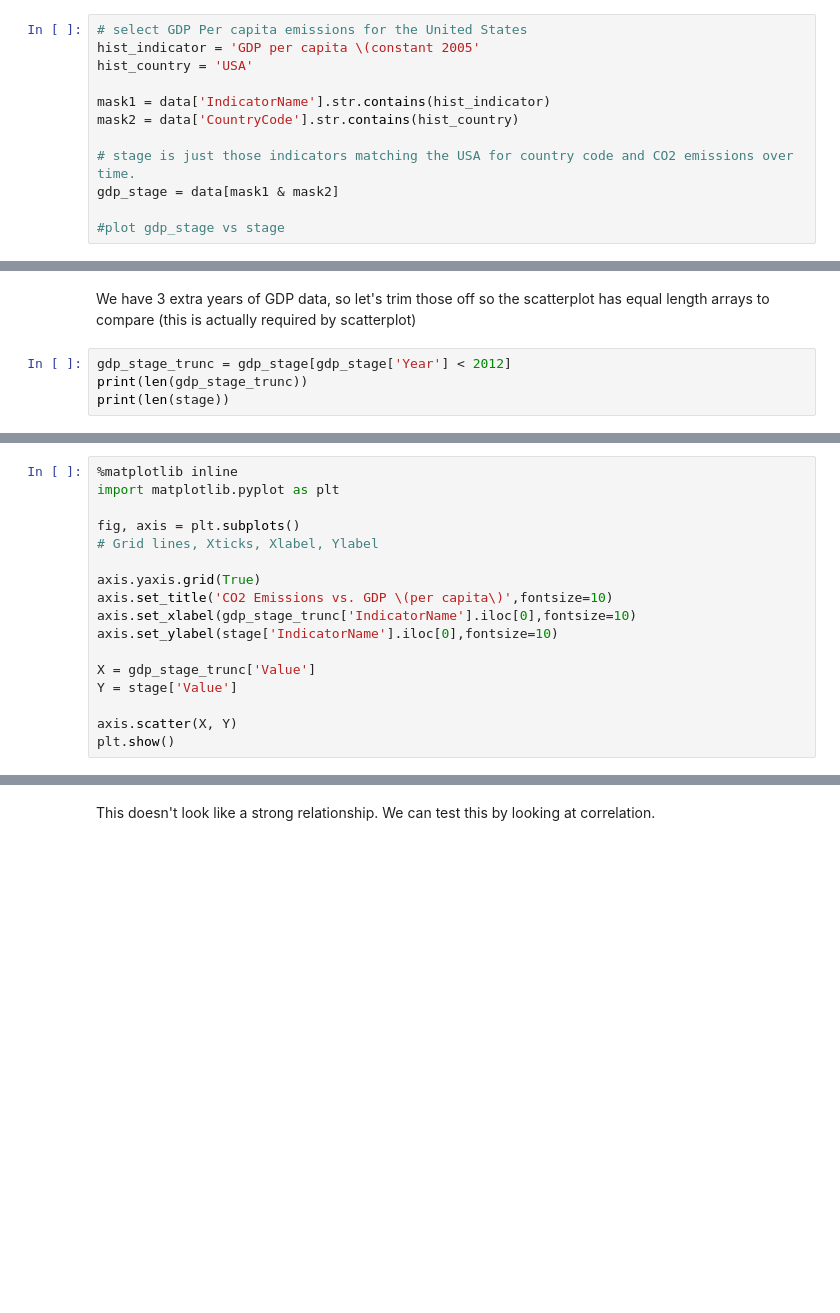
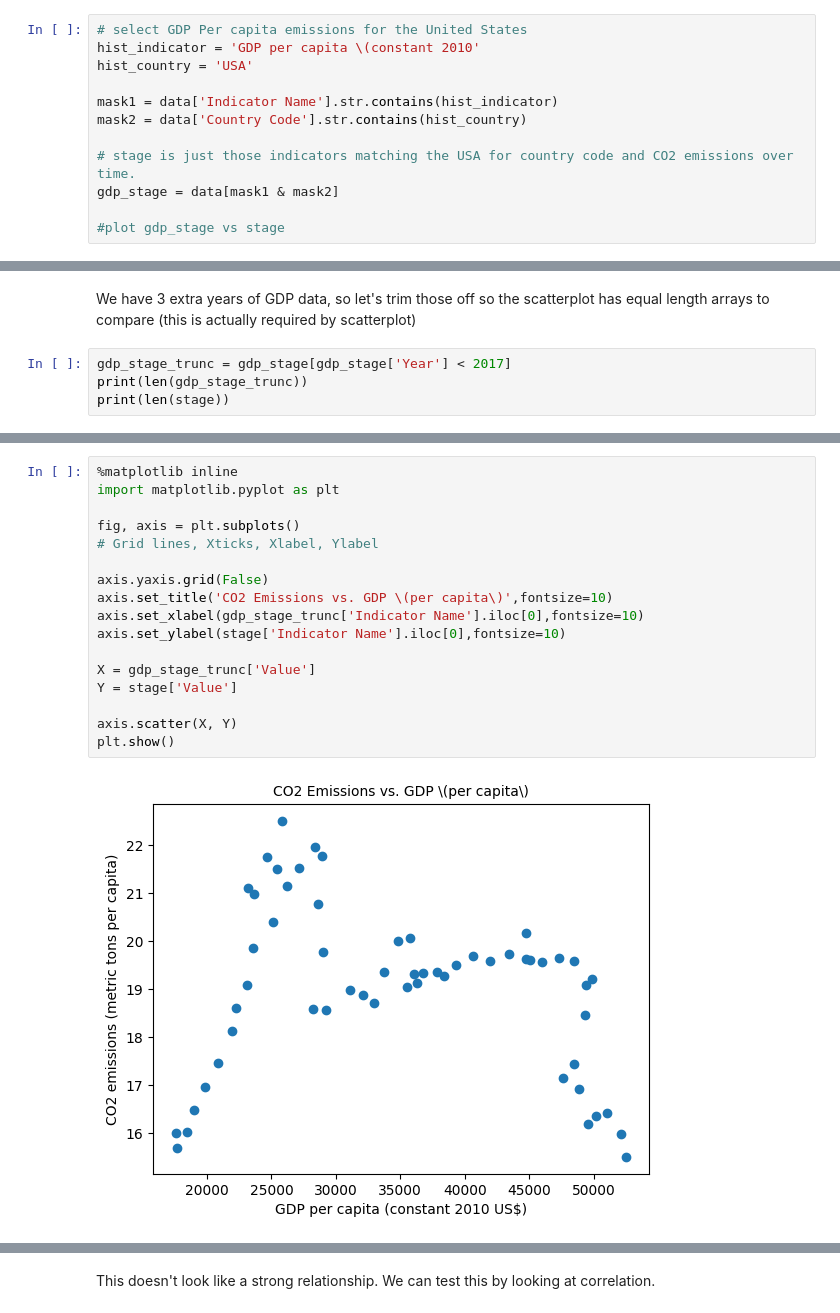
Before and after one commit to AkanchhaChoudhary/UCSanDiegoX-s-Data-Science-MicroMasters, a Jupyter notebook: Python_for_Data_Science/week-5/05a_Matplotlib_Notebook.ipynb, the cells around one changed output, grey strips where cells are left out. Saved outputs shown, nothing was run; the diff lists cells and outputs as text; blank space fills up the shorter version.

```diff
--- a/Python_for_Data_Science/week-5/05a_Matplotlib_Notebook.ipynb
+++ b/Python_for_Data_Science/week-5/05a_Matplotlib_Notebook.ipynb
@@ -281,11 +356,11 @@ Matplotlib: Basic Plotting, Part 2</p>
 ### Relationship between GPD and CO2 Emissions in USA
 # %%
 # select GDP Per capita emissions for the United States
-hist_indicator = 'GDP per capita \(constant 2005'
+hist_indicator = 'GDP per capita \(constant 2010'
 hist_country = 'USA'
 
-mask1 = data['IndicatorName'].str.contains(hist_indicator)
-mask2 = data['CountryCode'].str.contains(hist_country)
+mask1 = data['Indicator Name'].str.contains(hist_indicator)
+mask2 = data['Country Code'].str.contains(hist_country)
 
 # stage is just those indicators matching the USA for country code and CO2 emissions over time.
 gdp_stage = data[mask1 & mask2]
@@ -322,6 +424,6 @@ print("CO2 Min Year = ", stage['Year'].min(), "max: ", stage['Year'].max())
 # %% [markdown]
 We have 3 extra years of GDP data, so let's trim those off so the scatterplot has equal length arrays to compare (this is actually required by scatterplot)
 # %%
-gdp_stage_trunc = gdp_stage[gdp_stage['Year'] < 2012]
+gdp_stage_trunc = gdp_stage[gdp_stage['Year'] < 2017]
 print(len(gdp_stage_trunc))
 print(len(stage))
@@ -328,17 +442,19 @@ print(len(stage))
 # %%
 %matplotlib inline
 import matplotlib.pyplot as plt
 
 fig, axis = plt.subplots()
 # Grid lines, Xticks, Xlabel, Ylabel
 
-axis.yaxis.grid(True)
+axis.yaxis.grid(False)
 axis.set_title('CO2 Emissions vs. GDP \(per capita\)',fontsize=10)
-axis.set_xlabel(gdp_stage_trunc['IndicatorName'].iloc[0],fontsize=10)
-axis.set_ylabel(stage['IndicatorName'].iloc[0],fontsize=10)
+axis.set_xlabel(gdp_stage_trunc['Indicator Name'].iloc[0],fontsize=10)
+axis.set_ylabel(stage['Indicator Name'].iloc[0],fontsize=10)
 
 X = gdp_stage_trunc['Value']
 Y = stage['Value']
 
 axis.scatter(X, Y)
 plt.show()
+# %% [output]
+[figure, added]
```
Also changed, not shown: parts of 37 cells of this notebook, 2 other files.
